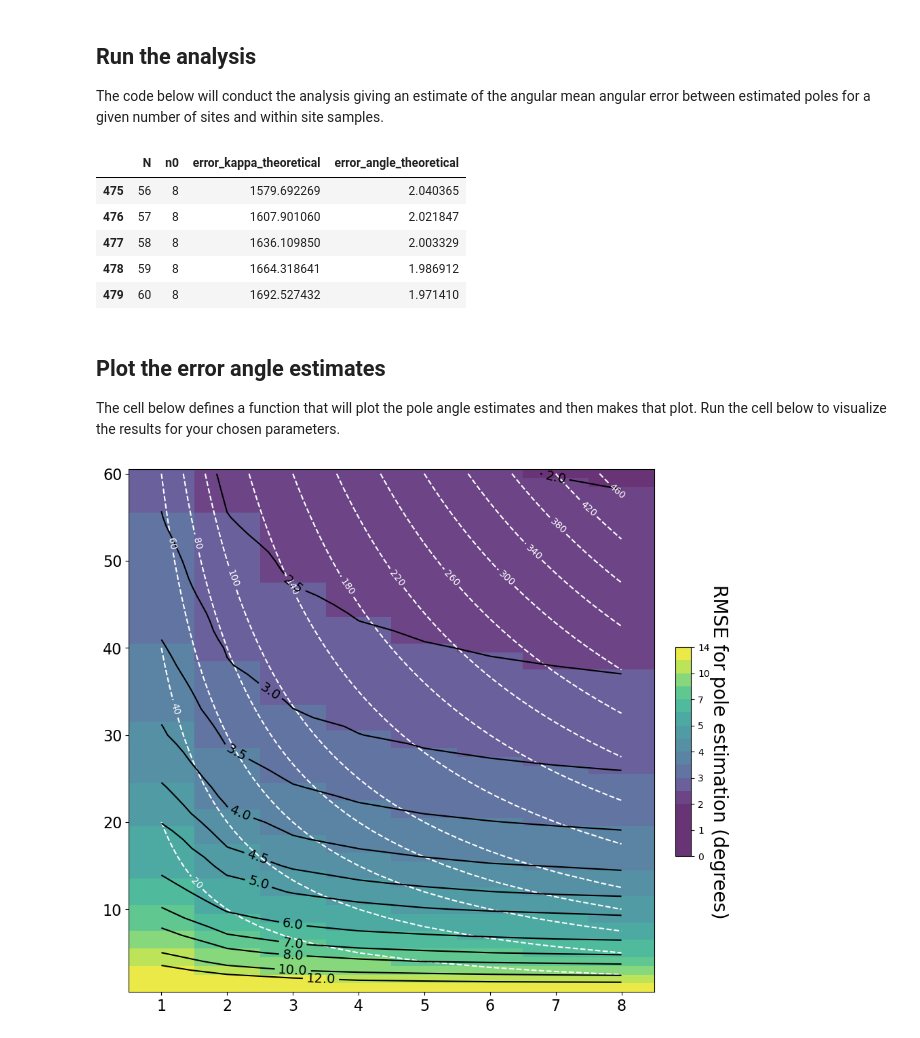
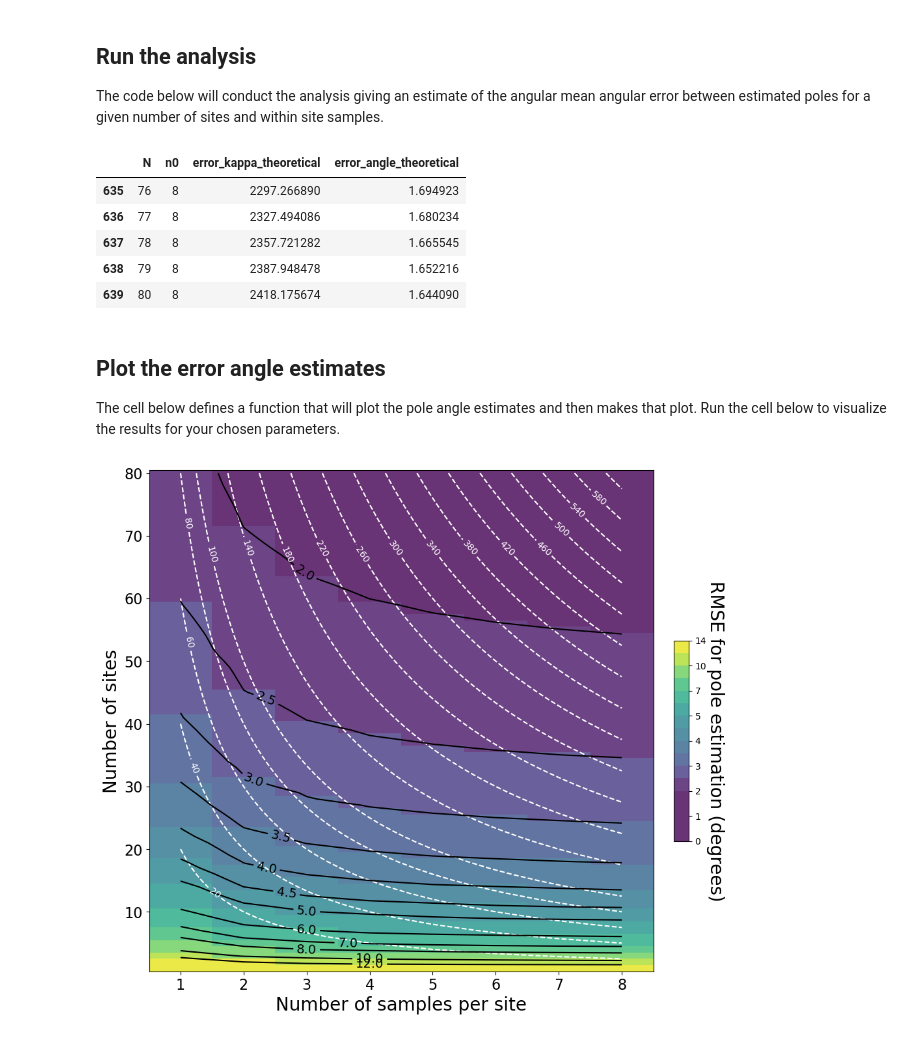
Before and after one commit to PolarWandering/PaleoSampling, a Jupyter notebook: notebooks/DIY-Figure1.ipynb, the cells around one changed output. Saved outputs shown, nothing was run; the diff lists cells and outputs as text; code cells hidden in the pictures.

Commit message:
label the axes of the figure

```diff
--- a/notebooks/DIY-Figure1.ipynb
+++ b/notebooks/DIY-Figure1.ipynb
@@ -39,7 +39,7 @@ You also need to provide an estimate of $\kappa$ which is the Fisher precision p
 # %%
 site_lat = 30             # Site latitude
 site_long = 0             # Site longitude
-kappa_within_site = 30    # Concentration parameter kappa in each site
+kappa_within_site = 50    # Concentration parameter kappa in each site
 # %% [markdown]
 ## The number of sites and samples per site to be evaluated
 
@@ -47,7 +47,7 @@ The maximum number of sites (`N_max`) and the maximum number of samples per site
 
 **Change the values below to be the number of sites (from 1 to `N_max`) and number of samples per site (1 to `n0_max`) that you want to explore in the analysis**
 # %%
-N_max = 60 # Maximum values of sites (can go up to ~300)
+N_max = 80 # Maximum values of sites (can go up to ~300)
 n0_max = 8  # Maximum values of samples per site
 # %% [markdown]
 ## Run the analysis
@@ -75,11 +75,11 @@ df["error_angle_theoretical"] = df.apply(lambda row: float(smp.kappa2angular(row
 df.tail(5)
 # %% [output]
 |  | N | n0 | error_kappa_theoretical | error_angle_theoretical |
-| 475 | 56 | 8 | 1579.692269 | 2.040365 |
-| 476 | 57 | 8 | 1607.901060 | 2.021847 |
-| 477 | 58 | 8 | 1636.109850 | 2.003329 |
-| 478 | 59 | 8 | 1664.318641 | 1.986912 |
-| 479 | 60 | 8 | 1692.527432 | 1.971410 |
+| 635 | 76 | 8 | 2297.266890 | 1.694923 |
+| 636 | 77 | 8 | 2327.494086 | 1.680234 |
+| 637 | 78 | 8 | 2357.721282 | 1.665545 |
+| 638 | 79 | 8 | 2387.948478 | 1.652216 |
+| 639 | 80 | 8 | 2418.175674 | 1.644090 |
 # %% [markdown]
 ## Plot the error angle estimates
 
@@ -127,31 +127,34 @@ def plot_angle_error(df):
         if make_contours:
             ContourLines = ax.contour(x, y, Z, 10, colors='k', levels=bounds)
             ax.clabel(ContourLines, inline=True, fontsize=14)
 
         # ax.set_xlim([1, n0_max])
         # ax.set_ylim([0, N_max])
         ax.set_xlabel(None)
         ax.set_ylabel(None)
         # ax.set_xticks([1,2,3,4,5,6,7,10,15])
         ax.xaxis.set_tick_params(labelsize=16)
         ax.yaxis.set_tick_params(labelsize=16)
 
         cbar = plt.colorbar(ColorGrid, cax=cax, boundaries=bounds, orientation='vertical')#, fraction=0.02, location='right')
         cbar.set_label(cbar_title, rotation=270, fontsize=20, labelpad=20)
 
         return None
 
     contour_plot(df,
                  axes,
                  cax=caxes,
                  bounds=np.hstack([np.arange(0.0, 5.0, 0.5), np.arange(5.0, 8, 1.0), np.arange(8.0, 16.0, 2.0)]),
                  cmap='viridis',
                  cbar_title="RMSE for pole estimation (degrees)",
                  color_max=14,
                  ticks=[1, 4, 7, 10, 15, 20, 30, 40])
 
+    plt.gca().set_xlabel("Number of samples per site", fontsize=20)
+    plt.gca().set_ylabel("Number of sites", fontsize=20)
+
 df_pivot = df.pivot(index='N', columns='n0', values='error_angle_theoretical')
 
 plot_angle_error(df_pivot)
 # %% [output]
-[figure, old version]
+[figure, new version]
```
